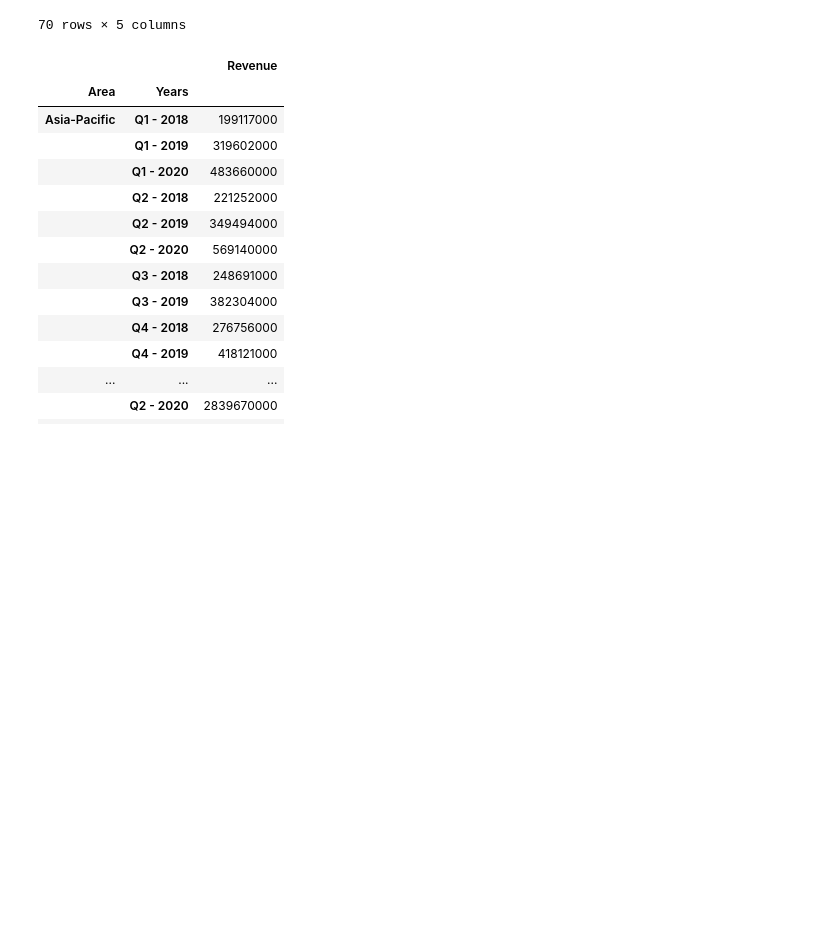
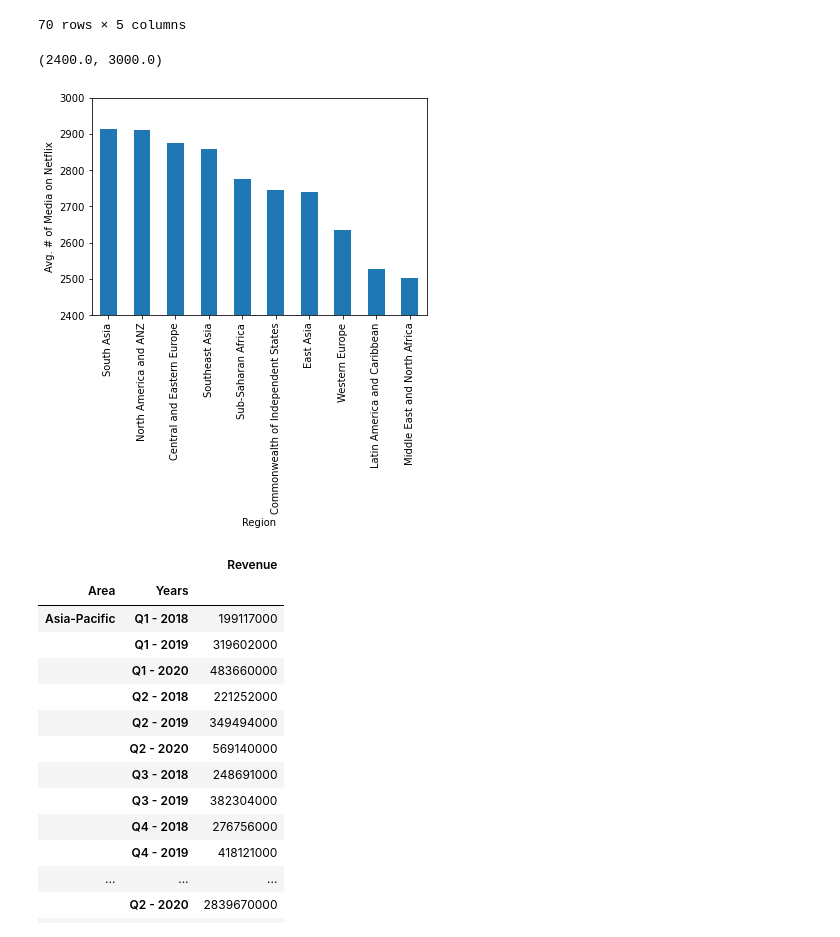
Before and after one commit to adamholcomb/Python-Media-Happiness-Analysis, a Jupyter notebook: HappinessIndex-DR.ipynb, the cells around one changed output. Drawn from its saved outputs; the diff is of its cells as text; code cells hidden in the pictures; blank space fills up the shorter version.

Commit message:
first graph

```diff
--- a/HappinessIndex-DR.ipynb
+++ b/HappinessIndex-DR.ipynb
@@ -75,6 +76,17 @@ happynetflix_merge
 | 68 | North America and ANZ | United States | 6.951 | Movie | 3653 |
 | 69 | North America and ANZ | United States | 6.951 | Series | 2065 |
 70 rows × 5 columns
+# %%
+region_avg_media_count = happynetflix_merge[['Region','Media Count']]
+region_avg_media_count = round(region_avg_media_count.groupby('Region')['Media Count'].mean(),1)
+region_avg_media_count = region_avg_media_count.sort_values(0,ascending=False)
+region_avg_media_count.plot(kind='bar')
+
+plt.ylabel('Avg. # of Media on Netflix')
+plt.ylim(2400,3000)
+# %% [output]
+(2400.0, 3000.0)
+[figure, added]
 # %%
 # File to Load
 file_to_load_two = 'Data Sets/Netflix Subscribers and Revenue by Country/DataNetflixRevenue2020_V2.csv'
```
Also changed, not shown: parts of 1 cell of this notebook.
